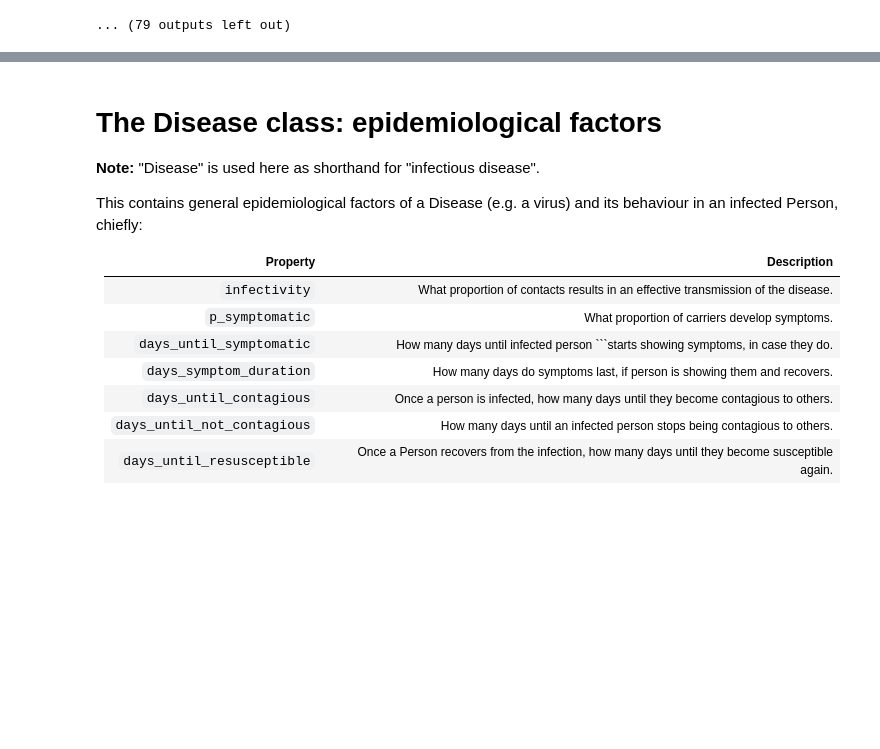
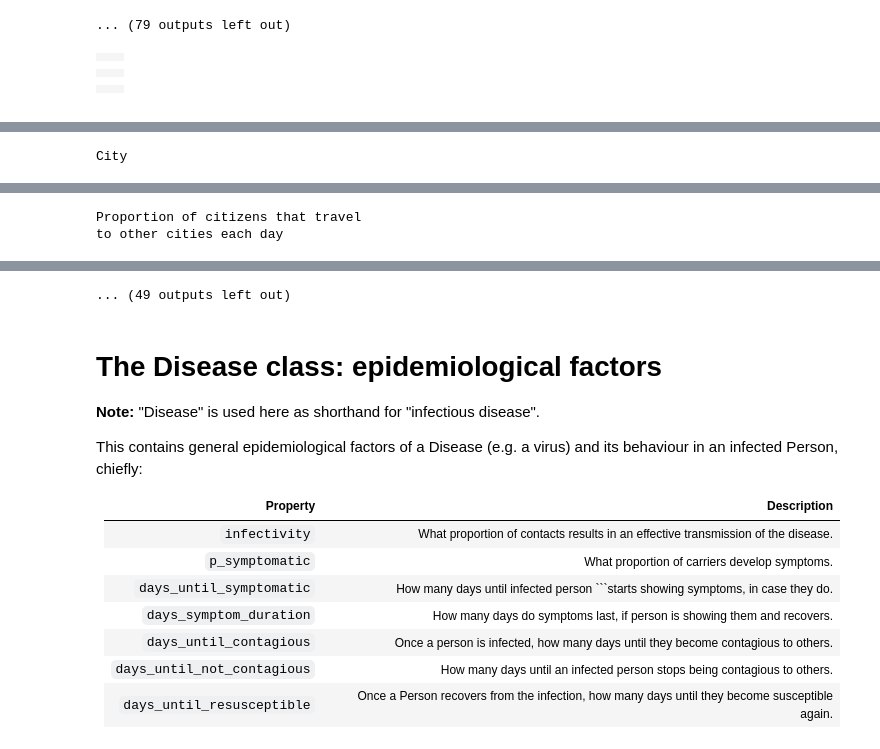
Before and after one commit to vsojo/covid19, a Jupyter notebook: Covid19_model.ipynb, the cells around one changed output, grey strips where cells are left out. Cells and saved outputs as stored; diff of their text form; code cells hidden in the pictures; blank space fills up the shorter version.

```diff
--- a/Covid19_model.ipynb
+++ b/Covid19_model.ipynb
@@ -1123,3 +1154,70 @@ pre-conditions at birth
 [interactive output not drawn]
 [interactive output not drawn]
 ... (79 outputs left out)
+# %%
+#@title Travel between cities
+
+# # # # #  CHANGE THE CODE BELOW THIS LINE  # # # # #
+# The widget lists
+Ws_p_daily_travels = []
+#Ws_n_infected_a_priori      = []
+# And a list of those lists, to be filled in below, in order
+widget_lists = [Ws_p_daily_travels]#, Ws_n_infected_a_priori]
+# Descriptions that will end up in the header row
+descs = [
+  "City",
+  "Proportion of citizens that travel\nto other cities each day",
+  #"Number of people infected a priori",
+]
+defaults = [
+  [0.05] * N_CITIES, # n_preconditions_at_birth
+  #[5,5,5,5,5],# * N_CITIES, # n_infected_a_priori
+]
+# # # # #  CHANGE THE CODE ABOVE THIS LINE  # # # # #
+
+# Create the grid
+grid = gwidgets.Grid(N_CITIES+1, len(descs), header_row=True, header_column=True)
+# Add the descriptions to each top column
+for j, desc in enumerate(descs):
+  with grid.output_to(0, j):
+    print(desc)
+  # end with: choosing the appropriate cell
+# end for: adding text to each top cell
+
+for c in range(N_CITIES):
+  # Print the name (number) of the City
+  with grid.output_to(c+1, 0):
+    print(f"#{c}")
+  # end with: choosing the appropriate cell
+
+  new_wids = []
+
+
+  # # # # #  CHANGE THE CODE BELOW THIS LINE  # # # # #
+  # IntSlider for the number of pre-conditions at birth for each City
+  new_wids.append(
+    ipywidgets.FloatSlider(min=0.0, max=1.0, step=0.01)
+  )
+  #new_wids.append(
+  #  ipywidgets.IntText(min=1)
+  #)
+  # # # # #  CHANGE THE CODE ABOVE THIS LINE  # # # # #
+
+
+  for w, wid in enumerate(new_wids):
+    # Set the default values
+    wid.value = defaults[w][c]
+    # Add the widget to its corresponding list
+    widget_lists[w].append(wid)
+    with grid.output_to(c+1, w+1):
+      display(wid)
+    # end with: choosing the appropriate cell
+  # end for: adding the new widgets for this row (City)
+# end for: going over each City to add new widgets
+# %% [output]
+|  |  |
+|  |  |
+|  |  |
+|  |  |
+|  |  |
+|  |  |
@@ -1125,0 +1227 @@ pre-conditions at birth
+City
@@ -1125,0 +1232,2 @@ pre-conditions at birth
+Proportion of citizens that travel
+to other cities each day
@@ -1125,0 +1236 @@ pre-conditions at birth
+... (49 outputs left out)
```
Also changed, not shown: parts of 9 cells of this notebook.
